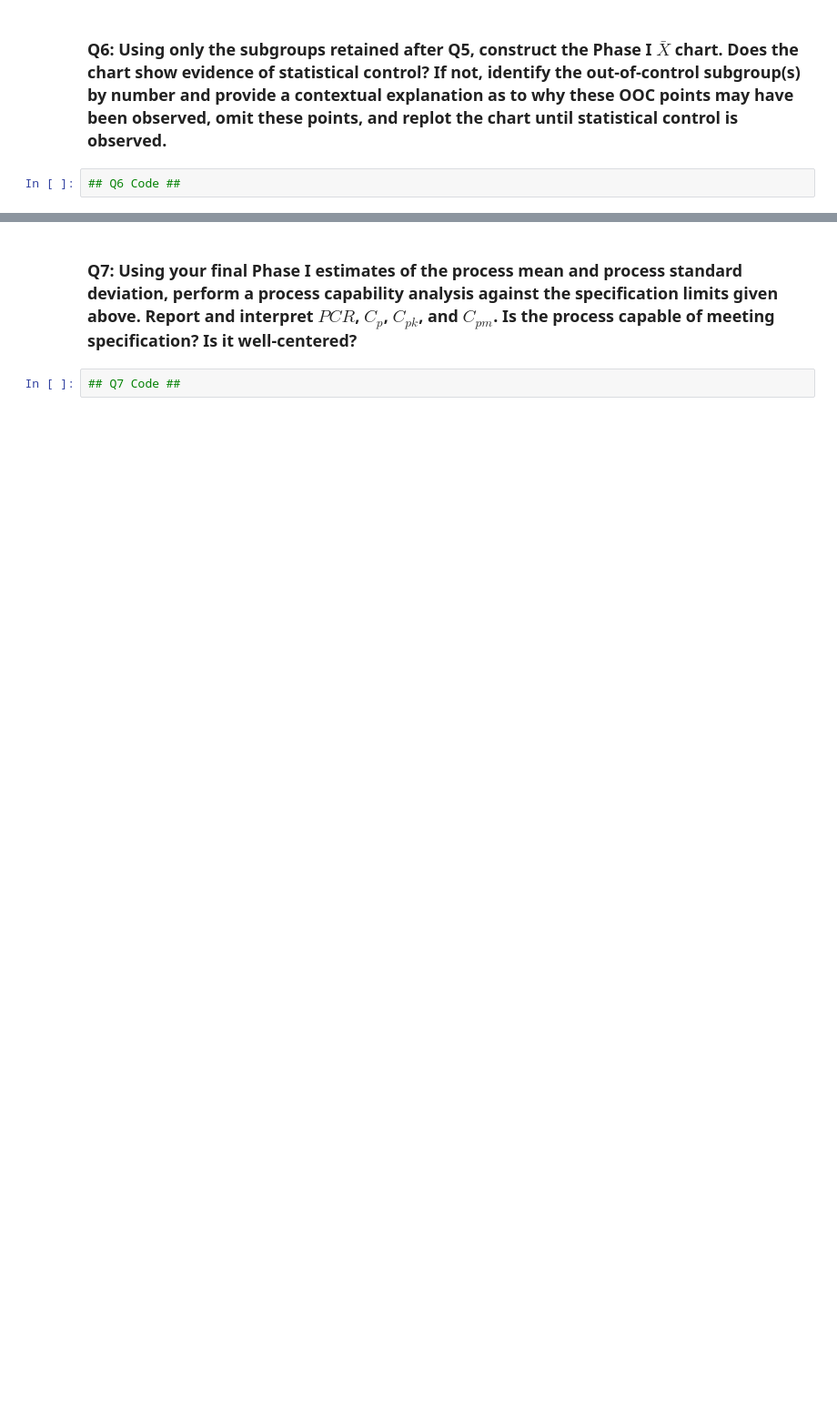
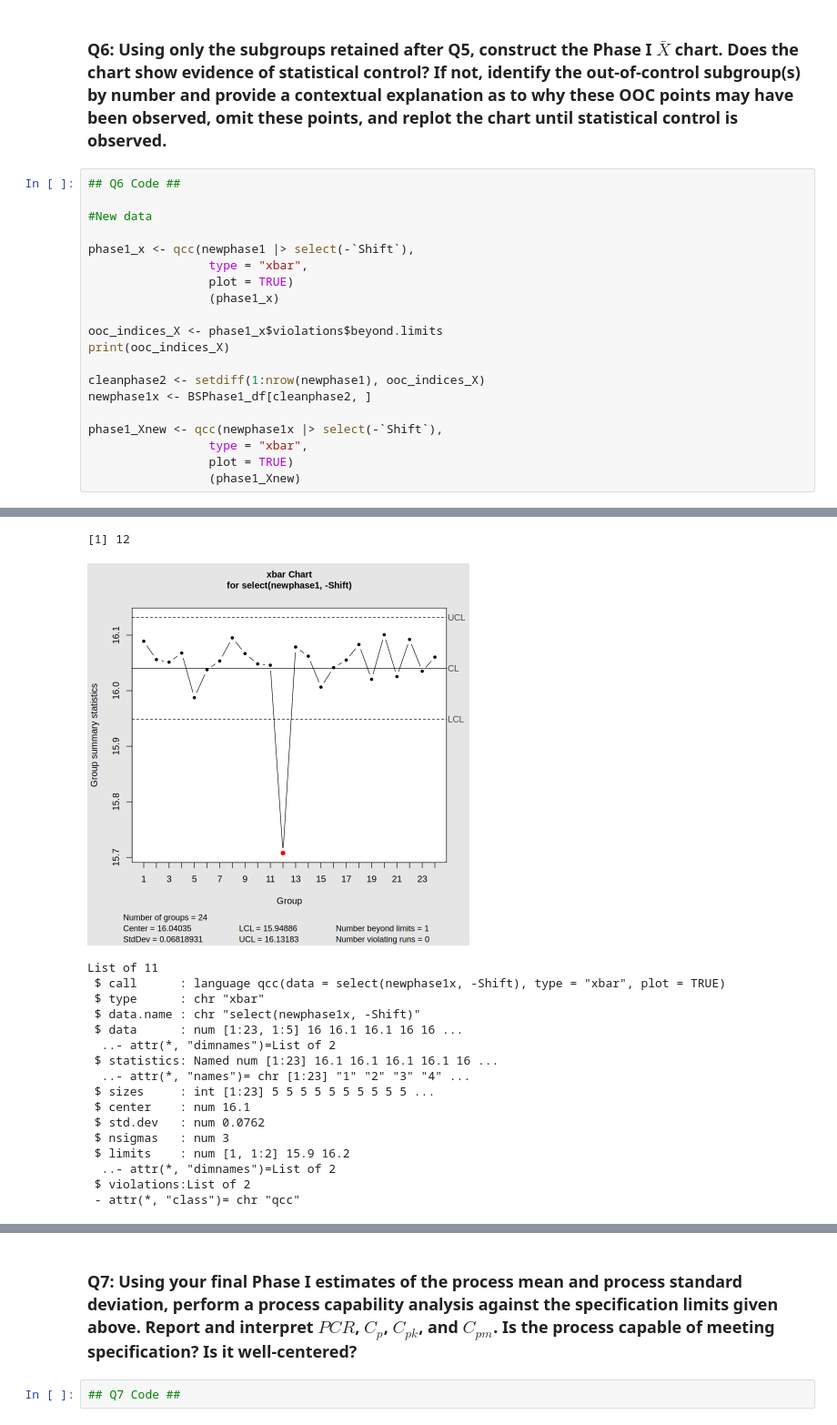
Before and after one commit to DesyneMartinez/STAT-7110-Quality-Control, a Jupyter notebook: Assignments/HW2/STAT-7110-HW2.ipynb, the cells around one changed output, grey strips where cells are left out. Shown at 91% size. Cells and saved outputs as stored; diff of their text form; blank space fills up the shorter version.

```diff
--- a/Assignments/HW2/STAT-7110-HW2.ipynb
+++ b/Assignments/HW2/STAT-7110-HW2.ipynb
@@ -128,3 +197,22 @@ $ Pour5 <dbl> 16.0762, 16.0499, 16.0694, 16.0306, 15.9968, 16.0919, 16.0022, 1
 ### Q6: Using only the subgroups retained after Q5, construct the Phase I $\bar{X}$ chart. Does the chart show evidence of statistical control? If not, identify the out-of-control subgroup(s) by number and provide a contextual explanation as to why these OOC points may have been observed, omit these points, and replot the chart until statistical control is observed.
 # %%
 ## Q6 Code ##
+
+#New data
+
+phase1_x <- qcc(newphase1 |> select(-`Shift`),
+                 type = "xbar",
+                 plot = TRUE)
+                 (phase1_x)
+
+ooc_indices_X <- phase1_x$violations$beyond.limits
+print(ooc_indices_X)
+
+cleanphase2 <- setdiff(1:nrow(newphase1), ooc_indices_X)
+newphase1x <- BSPhase1_df[cleanphase2, ]
+
+phase1_Xnew <- qcc(newphase1x |> select(-`Shift`),
+                 type = "xbar",
+                 plot = TRUE)
+                 (phase1_Xnew)
+# %% [output]
@@ -130,0 +235,18 @@ $ Pour5 <dbl> 16.0762, 16.0499, 16.0694, 16.0306, 15.9968, 16.0919, 16.0022, 1
+[1] 12
+[figure, added]
+List of 11
+ $ call      : language qcc(data = select(newphase1x, -Shift), type = "xbar", plot = TRUE)
+ $ type      : chr "xbar"
+ $ data.name : chr "select(newphase1x, -Shift)"
+ $ data      : num [1:23, 1:5] 16 16.1 16.1 16 16 ...
+  ..- attr(*, "dimnames")=List of 2
+ $ statistics: Named num [1:23] 16.1 16.1 16.1 16.1 16 ...
+  ..- attr(*, "names")= chr [1:23] "1" "2" "3" "4" ...
+ $ sizes     : int [1:23] 5 5 5 5 5 5 5 5 5 5 ...
+ $ center    : num 16.1
+ $ std.dev   : num 0.0762
+ $ nsigmas   : num 3
+ $ limits    : num [1, 1:2] 15.9 16.2
+  ..- attr(*, "dimnames")=List of 2
+ $ violations:List of 2
+ - attr(*, "class")= chr "qcc"
```
Also changed, not shown: parts of 3 cells of this notebook.
